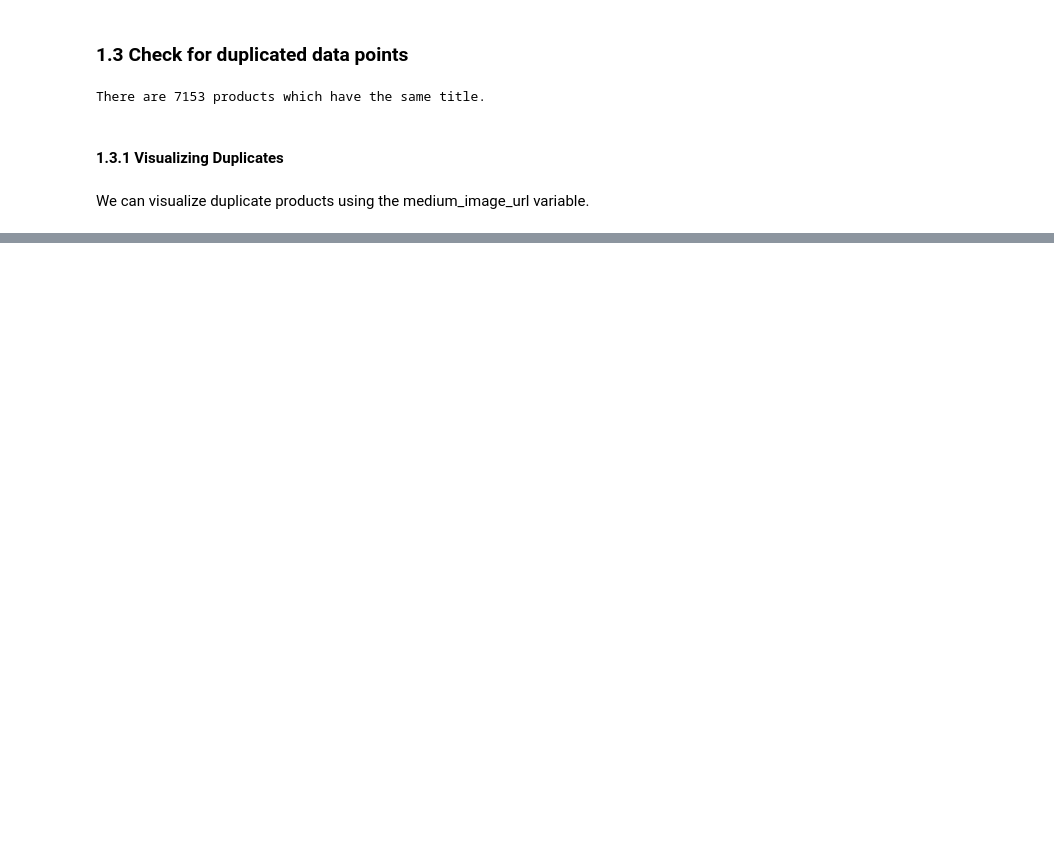
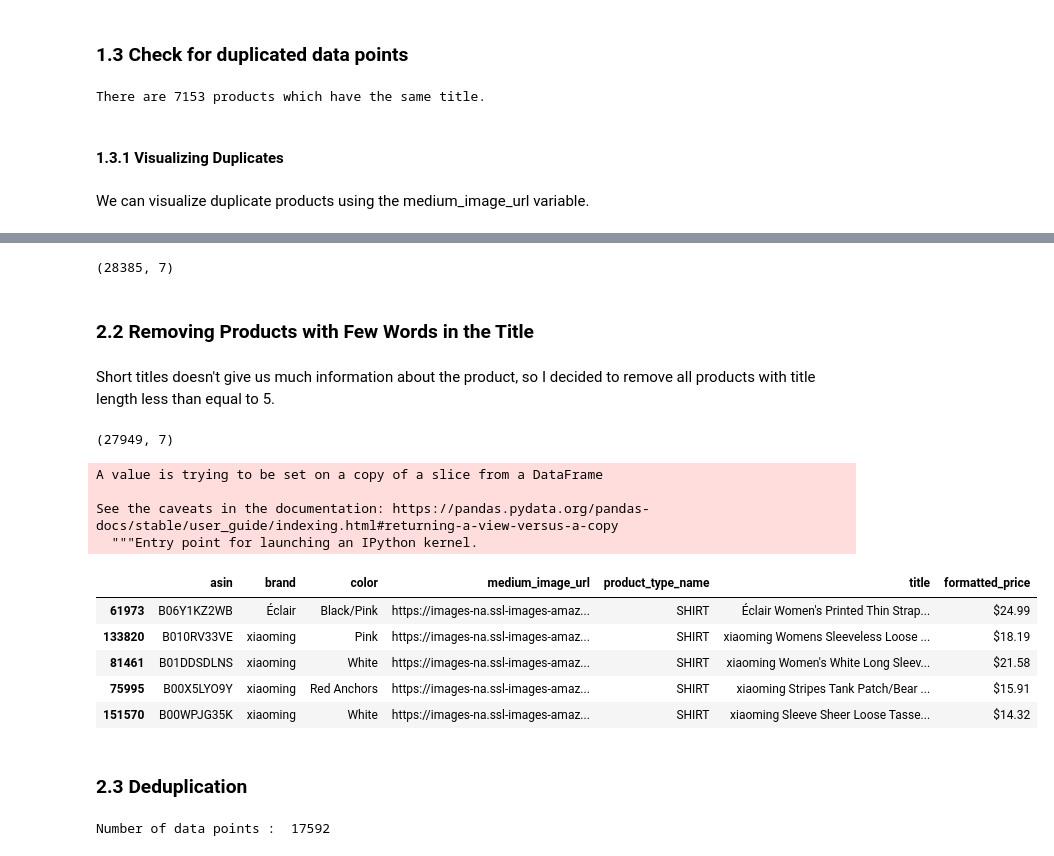
Before and after one commit to 1byte-yoda/ML-Personal-Projects, a Jupyter notebook: e-commerce-recommender-system/E_commerce_Recommender_System.ipynb, the cells around one changed output, grey strips where cells are left out. Saved outputs shown, nothing was run; the diff lists cells and outputs as text; code cells hidden in the pictures; blank space fills up the shorter version.

Commit message:
Deduplication

```diff
--- a/e-commerce-recommender-system/E_commerce_Recommender_System.ipynb
+++ b/e-commerce-recommender-system/E_commerce_Recommender_System.ipynb
@@ -279,0 +292,4 @@ In the real world, let's say *Person A is Browsing Product X (color blue)*, it i
+# %%
+df = df.loc[~df['formatted_price'].isnull()]
+# %%
+df =df.loc[~df['color'].isnull()]
@@ -279,0 +300,30 @@ In the real world, let's say *Person A is Browsing Product X (color blue)*, it i
+# %%
+df.shape
+# %% [output]
+(28385, 7)
+# %% [markdown]
+### 2.2 Removing Products with Few Words in the Title
+# %% [markdown]
+Short titles doesn't give us much information about the product, so I decided to remove all products with title length less than equal to 5.
+# %%
+df_sorted = df[df['title'].apply(lambda x: len(x.split()) > 4)]
+# %%
+df_sorted.shape
+# %% [output]
+(27949, 7)
+# %%
+df_sorted.sort_values('title', inplace=True, ascending=False)
+df_sorted.head()
+# %% [output]
+A value is trying to be set on a copy of a slice from a DataFrame
+
+See the caveats in the documentation: https://pandas.pydata.org/pandas-docs/stable/user_guide/indexing.html#returning-a-view-versus-a-copy
+  """Entry point for launching an IPython kernel.
+|  | asin | brand | color | medium_image_url | product_type_name | title | formatted_price |
+| 61973 | B06Y1KZ2WB | Éclair | Black/Pink | https://images-na.ssl-images-amaz... | SHIRT | Éclair Women's Printed Thin Strap... | $24.99 |
+| 133820 | B010RV33VE | xiaoming | Pink | https://images-na.ssl-images-amaz... | SHIRT | xiaoming Womens Sleeveless Loose ... | $18.19 |
+| 81461 | B01DDSDLNS | xiaoming | White | https://images-na.ssl-images-amaz... | SHIRT | xiaoming Women's White Long Sleev... | $21.58 |
+| 75995 | B00X5LYO9Y | xiaoming | Red Anchors | https://images-na.ssl-images-amaz... | SHIRT | xiaoming Stripes Tank Patch/Bear ... | $15.91 |
+| 151570 | B00WPJG35K | xiaoming | White | https://images-na.ssl-images-amaz... | SHIRT | xiaoming Sleeve Sheer Loose Tasse... | $14.32 |
+# %% [markdown]
+### 2.3 Deduplication
@@ -279,0 +381,4 @@ In the real world, let's say *Person A is Browsing Product X (color blue)*, it i
+# %%
+print('Number of data points : ', df.shape[0])
+# %% [output]
+Number of data points :  17592
```
Also changed, not shown: parts of 24 cells of this notebook.
